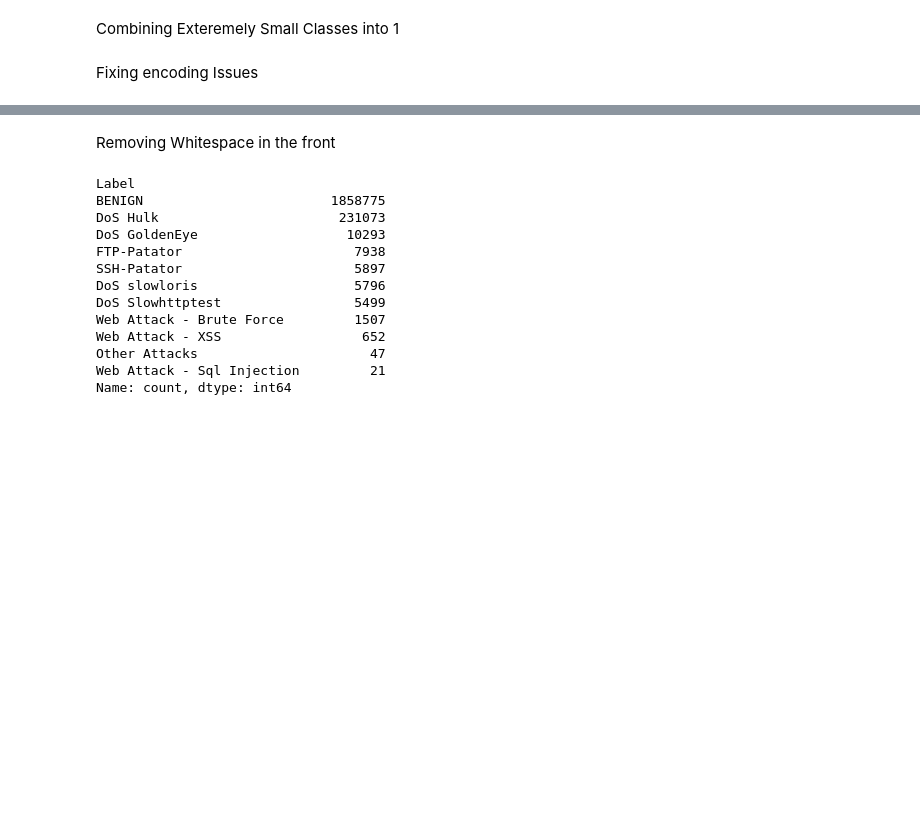
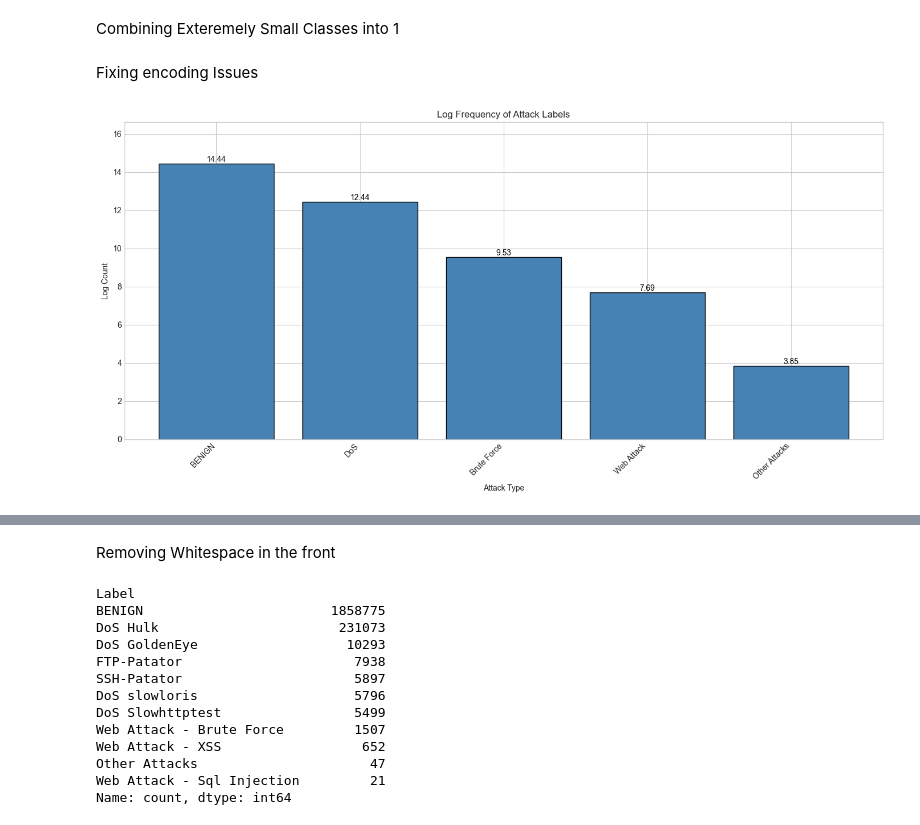
Before and after one commit to mohakapoor/Network_Anomaly_Detection_CICIDS2017, a Jupyter notebook: split.ipynb, the cells around one changed output, grey strips where cells are left out. Drawn from its saved outputs; the diff is of its cells as text; code cells hidden in the pictures; blank space fills up the shorter version.

Commit message:
Adding plots to split

```diff
--- a/split.ipynb
+++ b/split.ipynb
@@ -147,3 +149,41 @@ def clean_web_attack_labels(df):
     return df
 
 merged_df_train = clean_web_attack_labels(merged_df_train.copy())
+# %%
+train_unique_attacks = merged_df_train[' Label'].value_counts().tolist()
+train_unique_attacks_names = merged_df_train[' Label'].value_counts().index
+test_unique_attacks = merged_df_test[' Label'].value_counts().tolist()
+test_unique_attacks_names = merged_df_test[' Label'].value_counts().index
+# %%
+plt.style.use('seaborn-v0_8-whitegrid')
+
+plt.figure(figsize=(14, 7))
+bars = plt.bar(
+    train_unique_attacks_names,
+    np.log(train_unique_attacks),
+    color="steelblue",
+    edgecolor="black"
+)
+
+for bar, value in zip(bars, np.log(train_unique_attacks)):
+    plt.text(
+        bar.get_x() + bar.get_width()/2,
+        bar.get_height(),
+        f"{value:.2f}",
+        ha='center',
+        va='bottom',
+        fontsize=10,
+        color='black'
+    )
+
+plt.title("Log Frequency of Attack Labels")
+plt.xlabel("Attack Type")
+plt.ylabel("Log Count")
+plt.xticks(rotation=45, ha="right")
+
+plt.tight_layout()
+ymax = max(np.log(train_unique_attacks))
+plt.ylim(0, ymax * 1.15)
+plt.show()
+# %% [output]
+[figure, added]
```
Also changed, not shown: parts of 26 cells of this notebook.
